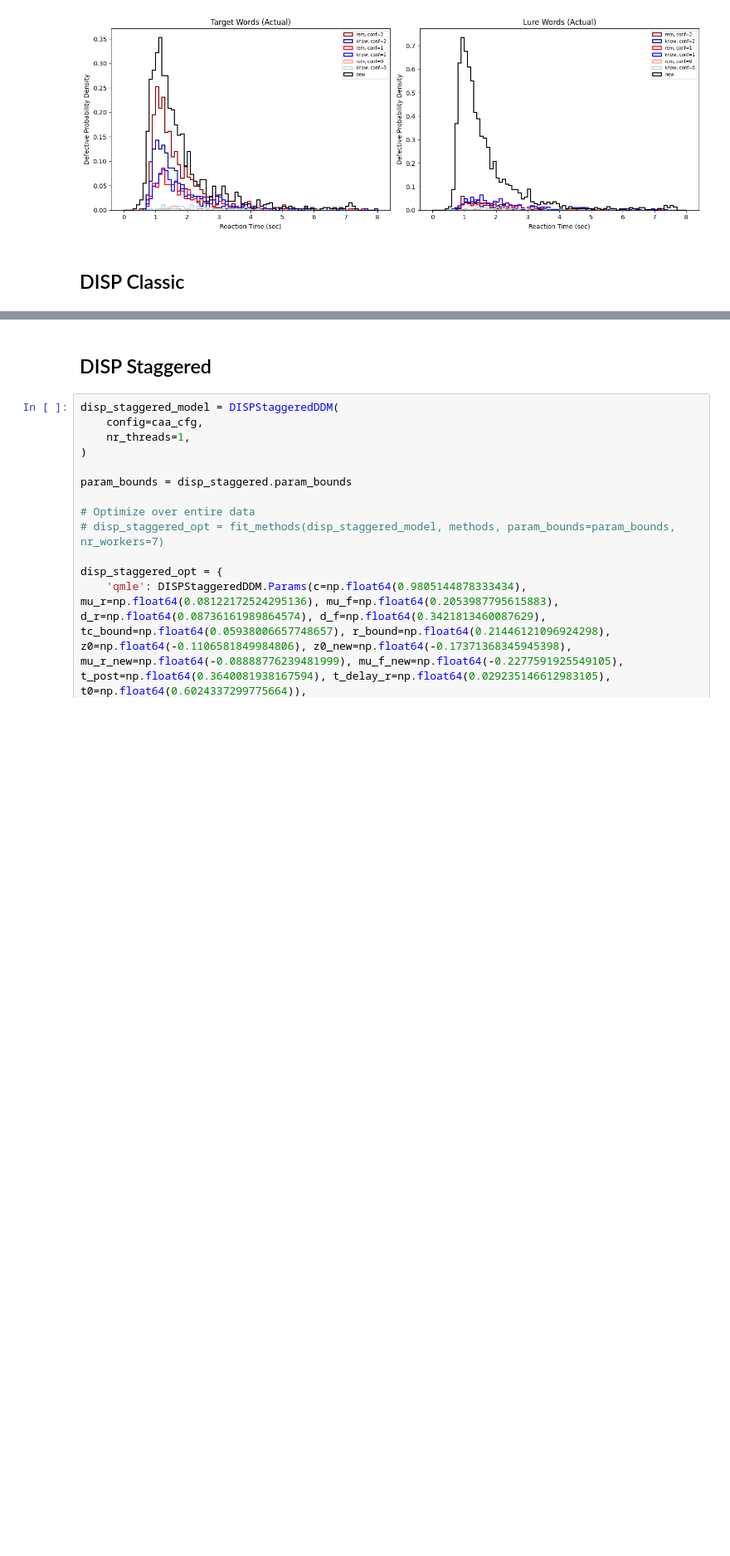
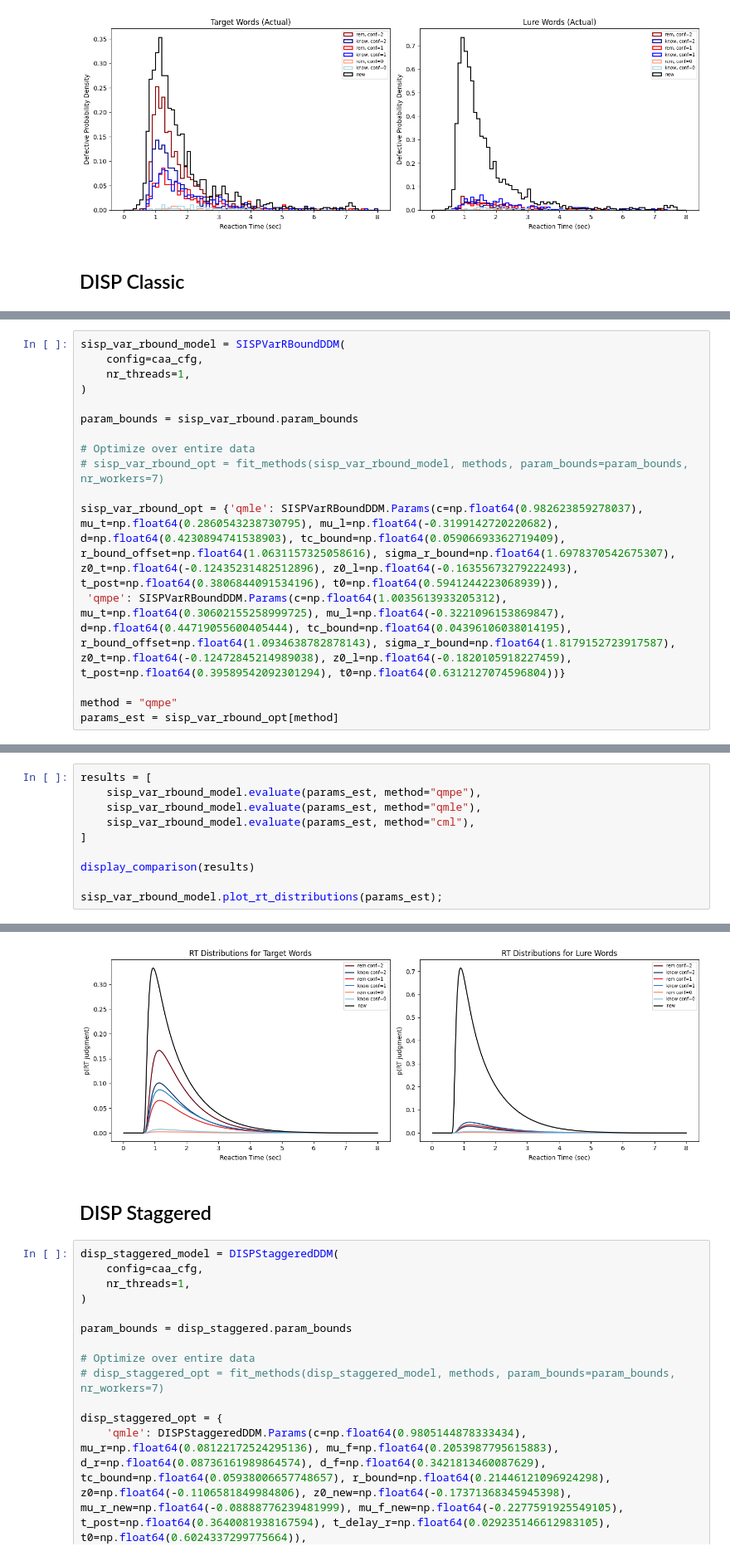
Before and after one commit to SpoopyPillow/caa_recognition_model, a Jupyter notebook: plot_models.ipynb, the cells around one changed output, grey strips where cells are left out. Shown at 83% size. Drawn from its saved outputs; the diff is of its cells as text; blank space fills up the shorter version.

```diff
--- a/plot_models.ipynb
+++ b/plot_models.ipynb
@@ -211,0 +255,16 @@ display_comparison(results)
+# %%
+sisp_var_rbound_model = SISPVarRBoundDDM(
+    config=caa_cfg,
+    nr_threads=1,
+)
+
+param_bounds = sisp_var_rbound.param_bounds
+
+# Optimize over entire data
+# sisp_var_rbound_opt = fit_methods(sisp_var_rbound_model, methods, param_bounds=param_bounds, nr_workers=7)
+
+sisp_var_rbound_opt = {'qmle': SISPVarRBoundDDM.Params(c=np.float64(0.982623859278037), mu_t=np.float64(0.2860543238730795), mu_l=np.float64(-0.3199142720220682), d=np.float64(0.4230894741538903), tc_bound=np.float64(0.05906693362719409), r_bound_offset=np.float64(1.0631157325058616), sigma_r_bound=np.float64(1.6978370542675307), z0_t=np.float64(-0.12435231482512896), z0_l=np.float64(-0.16355673279222493), t_post=np.float64(0.3806844091534196), t0=np.float64(0.5941244223068939)),
+ 'qmpe': SISPVarRBoundDDM.Params(c=np.float64(1.0035613933205312), mu_t=np.float64(0.30602155258999725), mu_l=np.float64(-0.3221096153869847), d=np.float64(0.44719055600405444), tc_bound=np.float64(0.04396106038014195), r_bound_offset=np.float64(1.0934638782878143), sigma_r_bound=np.float64(1.8179152723917587), z0_t=np.float64(-0.12472845214989038), z0_l=np.float64(-0.1820105918227459), t_post=np.float64(0.39589542092301294), t0=np.float64(0.6312127074596804))}
+
+method = "qmpe"
+params_est = sisp_var_rbound_opt[method]
@@ -211,0 +289,11 @@ display_comparison(results)
+# %%
+results = [
+    sisp_var_rbound_model.evaluate(params_est, method="qmpe"),
+    sisp_var_rbound_model.evaluate(params_est, method="qmle"),
+    sisp_var_rbound_model.evaluate(params_est, method="cml"),
+]
+
+display_comparison(results)
+
+sisp_var_rbound_model.plot_rt_distributions(params_est);
+# %% [output]
@@ -212,3 +310,4 @@ display_comparison(results)
+[figure, added]
 # %% [markdown]
 ## DISP Staggered
 # %%
```
Also changed, not shown: parts of 29 cells of this notebook, 6 other files.
